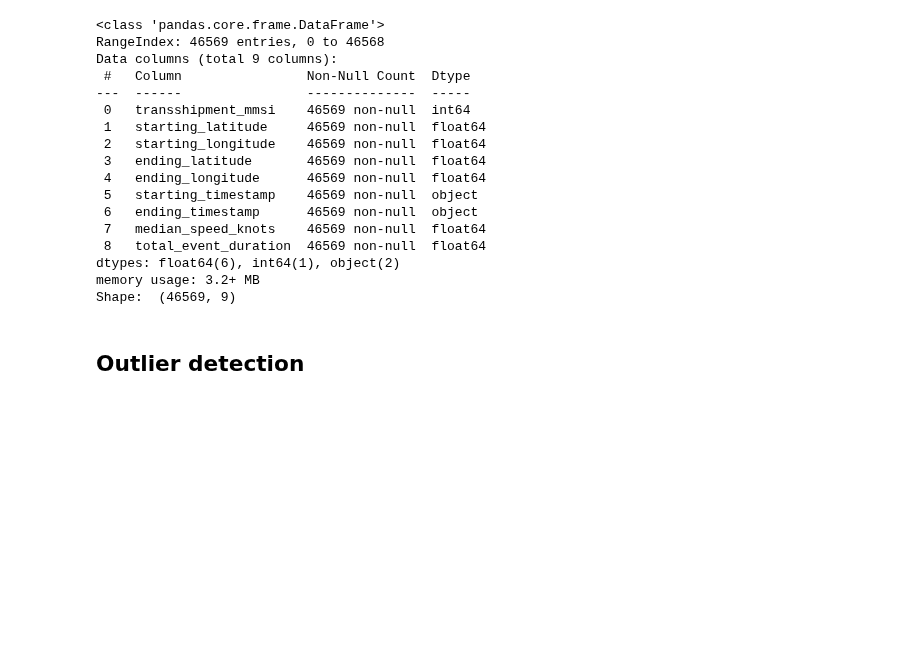
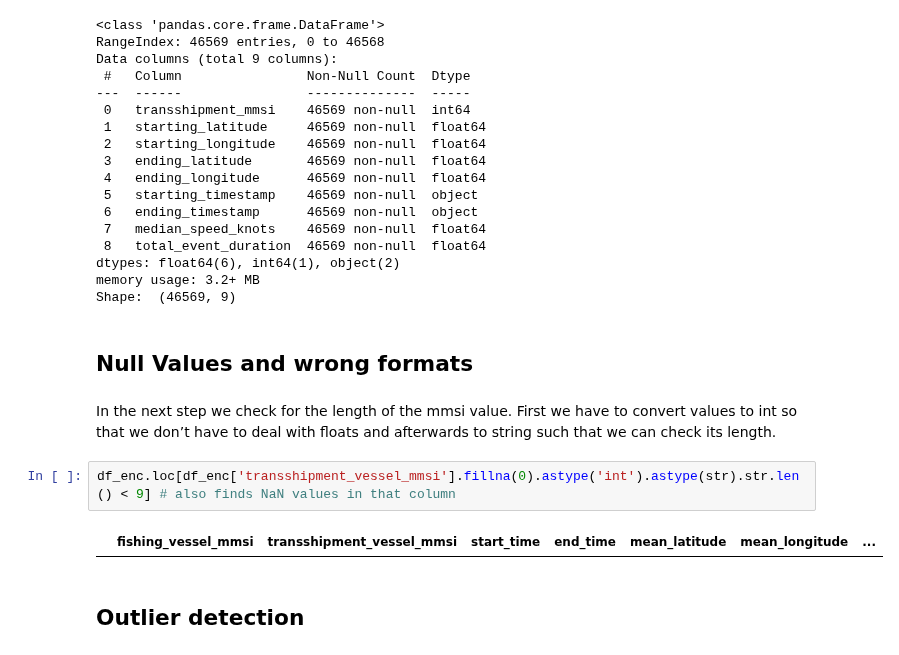
Before and after one commit to neuhart/Doing_DataScience_SS22, a Jupyter notebook: EDA.ipynb, the cells around one changed output. Saved outputs shown, nothing was run; the diff lists cells and outputs as text; blank space fills up the shorter version.

```diff
--- a/EDA.ipynb
+++ b/EDA.ipynb
@@ -157,6 +184,14 @@ Data columns (total 9 columns):
 dtypes: float64(6), int64(1), object(2)
 memory usage: 3.2+ MB
 Shape:  (46569, 9)
+# %% [markdown]
+## Null Values and wrong formats
+# %% [markdown]
+In the next step we check for the length of the mmsi value. First we have to convert values to int so that we don’t have to deal with floats and afterwards to string such that we can check its length.
+# %%
+df_enc.loc[df_enc['transshipment_vessel_mmsi'].fillna(0).astype('int').astype(str).str.len() < 9] # also finds NaN values in that column
+# %% [output]
+|  | fishing_vessel_mmsi | transshipment_vessel_mmsi | start_time | end_time | mean_latitude | mean_longitude | ... |
 # %% [markdown]
 ## Outlier detection
 # %%
```
Also changed, not shown: parts of 10 cells of this notebook.
